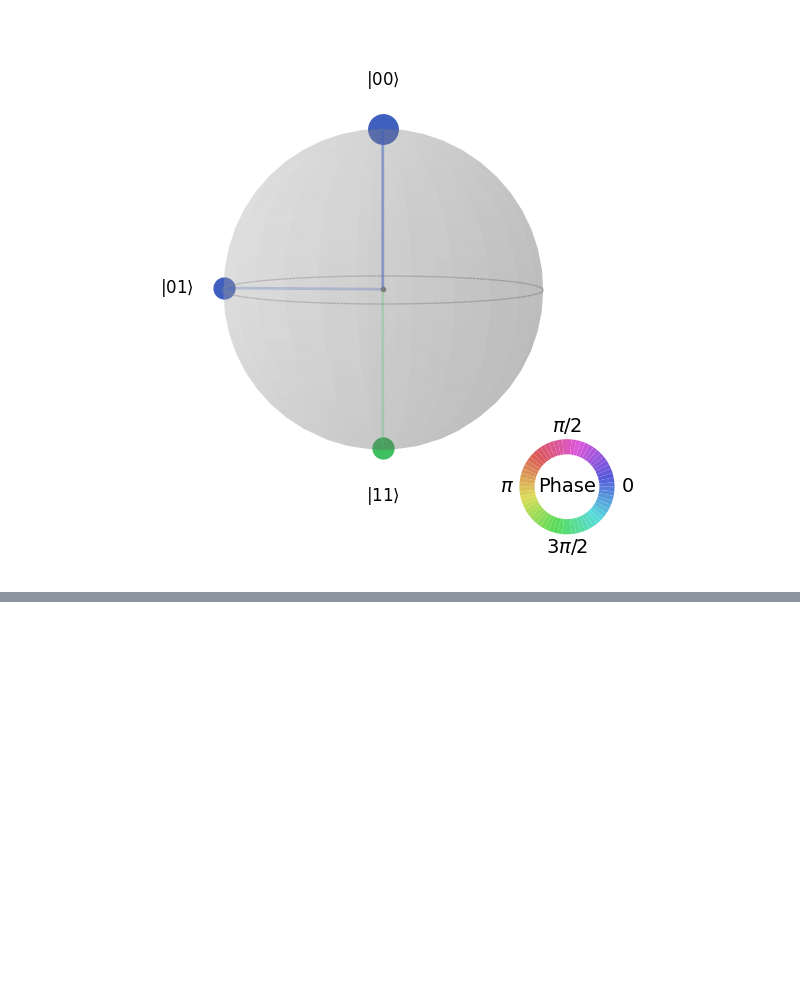
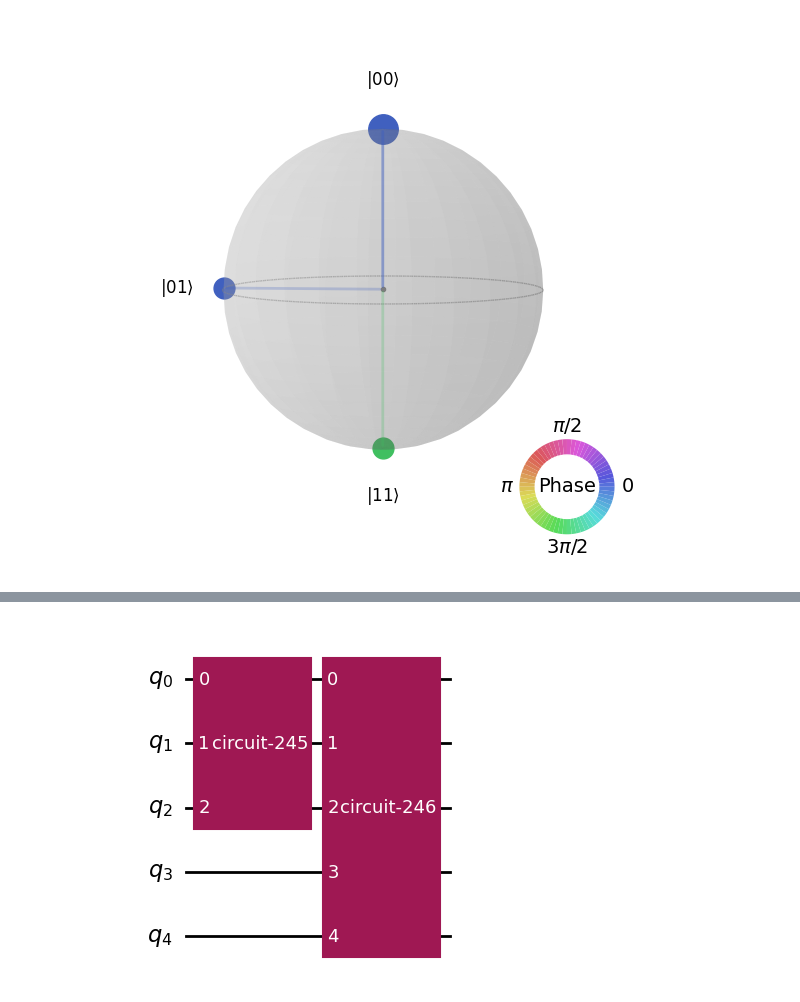
Before and after one commit to SeattleQuantumComputingMeetup/qiskit_developer_certification, a Jupyter notebook: qiskit_dev_cert_exam_prep_meetup_presentation_nhawkins_jun30_2025.ipynb, the cells around one changed output, grey strips where cells are left out. Cells and saved outputs as stored; diff of their text form; code cells hidden in the pictures; blank space fills up the shorter version.

```diff
--- a/qiskit_dev_cert_exam_prep_meetup_presentation_nhawkins_jun30_2025.ipynb
+++ b/qiskit_dev_cert_exam_prep_meetup_presentation_nhawkins_jun30_2025.ipynb
@@ -525,0 +561,7 @@ plot_state_qsphere(psi)
+# %%
+qc = QuantumCircuit(5)
+qc.append(qc1, [0,1,2])
+qc.append(qc2, range(5))
+qc.draw("mpl")
+# %% [output]
+[figure, added]
```
Also changed, not shown: parts of 30 cells of this notebook.
